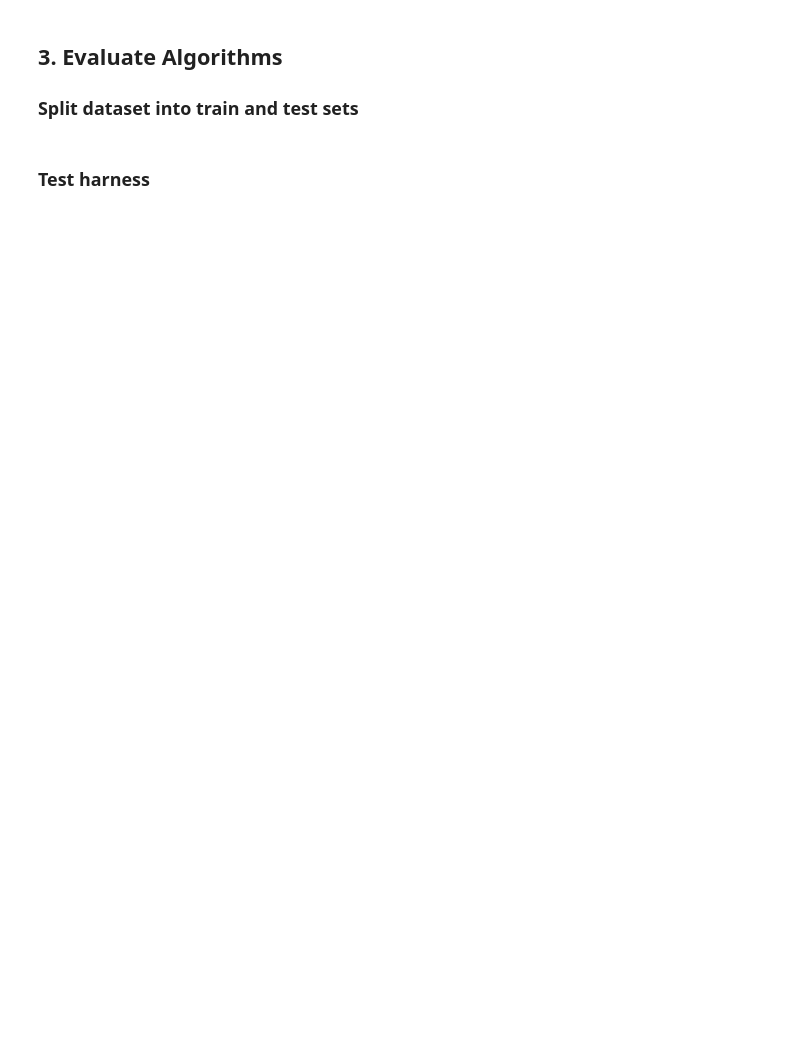
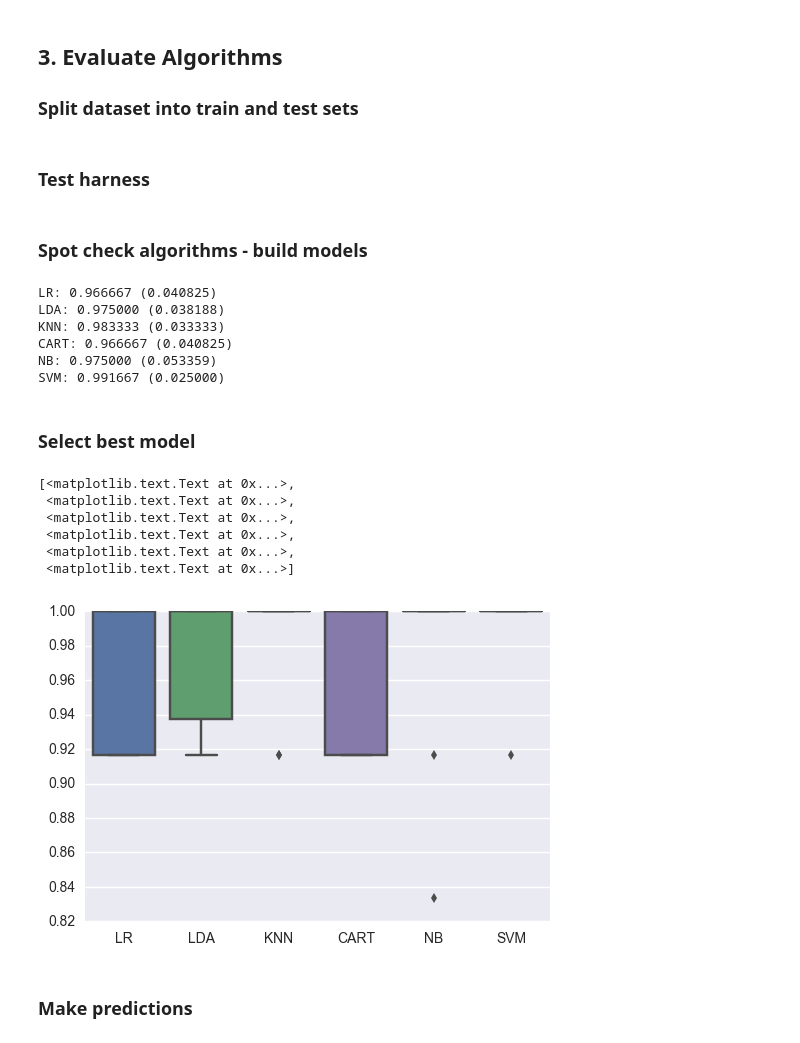
Before and after one commit to faameem/machine-learning, a Jupyter notebook: machine-learning-mastery/Untitled.ipynb, the cells around one changed output. Saved outputs shown, nothing was run; the diff lists cells and outputs as text; code cells hidden in the pictures; blank space fills up the shorter version.

Commit message:
check-in

```diff
--- a/machine-learning-mastery/Untitled.ipynb
+++ b/machine-learning-mastery/Untitled.ipynb
@@ -189,7 +216,7 @@ test_size = 0.20
 seed = 7
 
 # split dataset
-X_train, X_test, y_train, Y_test = cross_validation.train_test_split(X, y, test_size=test_size, random_state=seed)
+X_train, X_test, y_train, y_test = cross_validation.train_test_split(X, y, test_size=test_size, random_state=seed)
 # %% [markdown]
 ### Test harness
 # %%
@@ -202,3 +229,73 @@ num_instances=len(X_train)
 # This is a ratio of the number of correctly predicted instances in divided by the total number of instances in the dataset
 # multiplied by 100 to give a percentage (e.g. 95% accurate).
 scoring='accuracy'
+# %% [markdown]
+### Spot check algorithms - build models
+# %%
+# Looking ate scatter plot, some classes are linearly separable in some dimensions.
+# Let's evaluate 6 different algorithms
+
+# Linear algorithms:
+# (1) Logistic Regression (LR)
+# (2) Linear Discriminant Analysis (LDA)
+
+# Non-linear algorithms:
+# (1) K-Nearest Neighbors (KNN)
+# (2) Classification and Regression Trees (CART)
+# (3) Gaussian Naive Bayes (NB)
+# (4) Support Vector Machines (SVM)
+
+# To ensure results are directly comparable, the random number seed is reset before each run
+# Spot Check Algorithms
+models = []
+models.append(('LR', LogisticRegression()))
+models.append(('LDA', LinearDiscriminantAnalysis()))
+models.append(('KNN', KNeighborsClassifier()))
+models.append(('CART', DecisionTreeClassifier()))
+models.append(('NB', GaussianNB()))
+models.append(('SVM', SVC()))
+# evaluate each model in turn
+results = []
+names = []
+for name, model in models:
+    kfold = cross_validation.KFold(n=num_instances, n_folds=num_folds, random_state=seed)
+    cv_results = cross_validation.cross_val_score(model, X_train, y_train, cv=kfold, scoring=scoring)
+    results.append(cv_results)
+    names.append(name)
+    msg = "%s: %f (%f)" % (name, cv_results.mean(), cv_results.std())
+    print(msg)
+# %% [output]
+LR: 0.966667 (0.040825)
+LDA: 0.975000 (0.038188)
+KNN: 0.983333 (0.033333)
+CART: 0.966667 (0.040825)
+NB: 0.975000 (0.053359)
+SVM: 0.991667 (0.025000)
+# %% [markdown]
+### Select best model
+# %%
+# SVM has the largest estimated accuracy score.
+
+# Visualize algorithm comparison
+
+# using matplotlib.pyplot
+#fig = plt.figure()
+#fig.suptitle('Algorithm Comparison')
+#ax = fig.add_subplot(111)
+#plt.boxplot(results)
+#ax.set_xticklabels(names)
+#plt.show()
+
+# using seaborn
+ax = seaborn.boxplot(data=results)
+ax.set_xticklabels(names) # seaborn returns matplotlib ax
+# %% [output]
+[<matplotlib.text.Text at 0x...>,
+ <matplotlib.text.Text at 0x...>,
+ <matplotlib.text.Text at 0x...>,
+ <matplotlib.text.Text at 0x...>,
+ <matplotlib.text.Text at 0x...>,
+ <matplotlib.text.Text at 0x...>]
+[figure, added]
+# %% [markdown]
+### Make predictions
```
Also changed, not shown: parts of 8 cells of this notebook, 13 other files.
